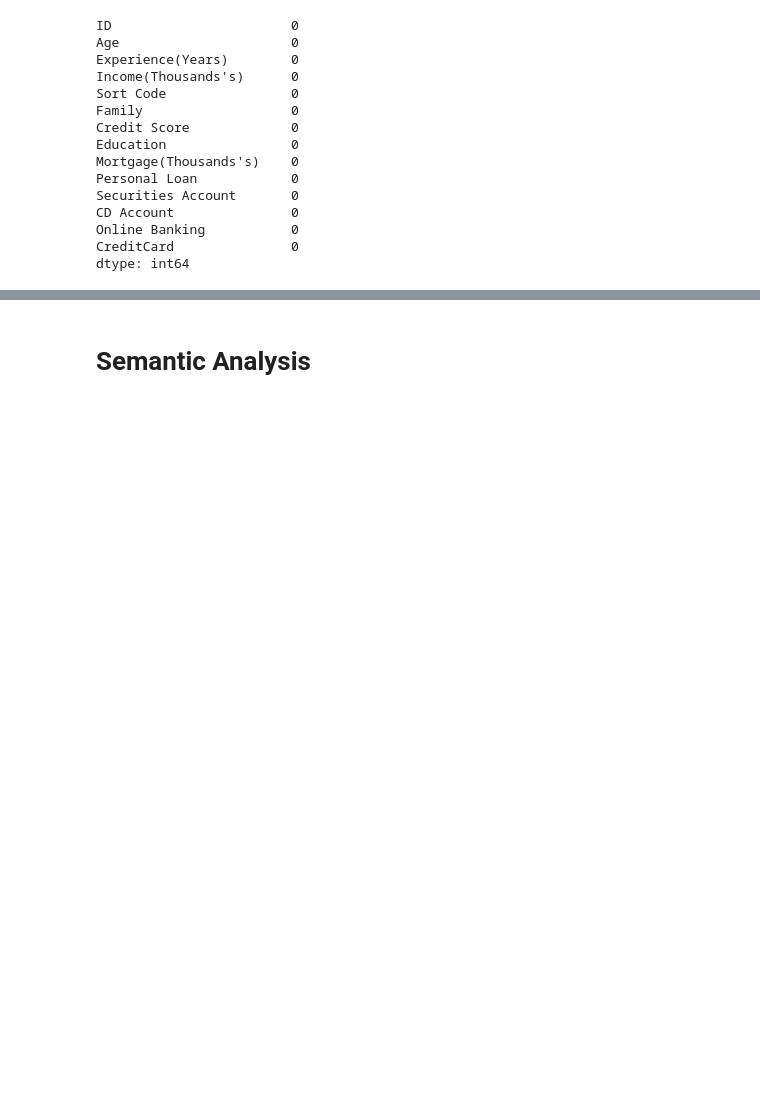
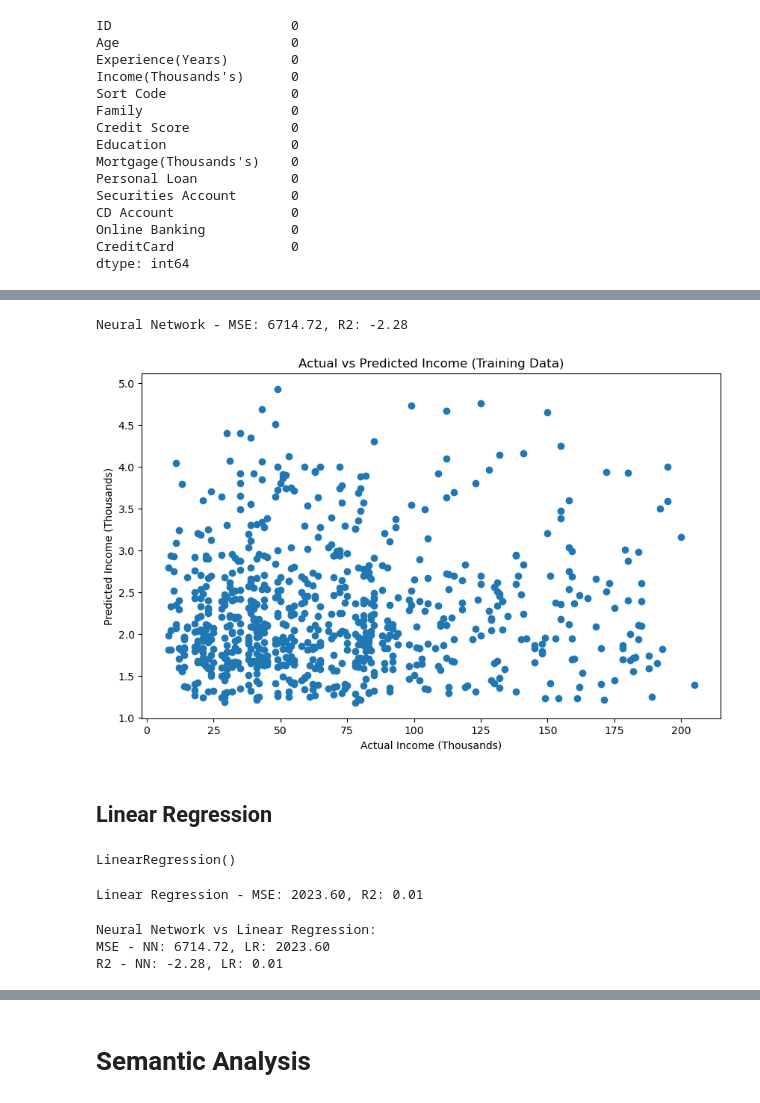
Before and after one commit to tamirisrd/ML_CA2, a Jupyter notebook: TamirisRodriguesDuarte_ML_CA2.ipynb, the cells around one changed output, grey strips where cells are left out. Cells and saved outputs as stored; diff of their text form; code cells hidden in the pictures; blank space fills up the shorter version.

```diff
--- a/TamirisRodriguesDuarte_ML_CA2.ipynb
+++ b/TamirisRodriguesDuarte_ML_CA2.ipynb
@@ -236,0 +299,4 @@ compile_metrics: 28.06%
+# %%
+# NN predictions
+predictions = model.predict(X_test)
+print(predictions)
@@ -236,0 +321,17 @@ compile_metrics: 28.06%
+# %%
+# Mean Square Value and R2 NN values
+nn_mse = mean_squared_error(Y_test, predictions)
+nn_r2 = r2_score(Y_test, predictions)
+print("Neural Network - MSE: %.2f, R2: %.2f" % (nn_mse, nn_r2))
+# %% [output]
+Neural Network - MSE: 6714.72, R2: -2.28
+# %%
+# Plot predictions vs actual values
+plt.figure(figsize=(10, 6))
+plt.scatter(Y_test, predictions)
+plt.xlabel('Actual Income (Thousands)')
+plt.ylabel('Predicted Income (Thousands)')
+plt.title('Actual vs Predicted Income (Training Data)')
+plt.show()
+# %% [output]
+[figure, added]
@@ -236,0 +340,2 @@ compile_metrics: 28.06%
+# %% [markdown]
+## Linear Regression
@@ -236,0 +344,22 @@ compile_metrics: 28.06%
+# %%
+# Fit LR model
+model_lr.fit(X_train,Y_train)
+# %% [output]
+LinearRegression()
+# %%
+lr_predictions = model_lr.predict(X_test)
+lr_mse = mean_squared_error(Y_test, lr_predictions)
+lr_r2 = r2_score(Y_test, lr_predictions)
+
+print("Linear Regression - MSE: %.2f, R2: %.2f" % (lr_mse, lr_r2))
+# %% [output]
+Linear Regression - MSE: 2023.60, R2: 0.01
+# %%
+# Comparative Neural Network vs Linear Regression
+print("Neural Network vs Linear Regression:")
+print("MSE - NN: %.2f, LR: %.2f" % (nn_mse, lr_mse))
+print("R2 - NN: %.2f, LR: %.2f" % (nn_r2, lr_r2))
+# %% [output]
+Neural Network vs Linear Regression:
+MSE - NN: 6714.72, LR: 2023.60
+R2 - NN: -2.28, LR: 0.01
```
Also changed, not shown: parts of 38 cells of this notebook.
